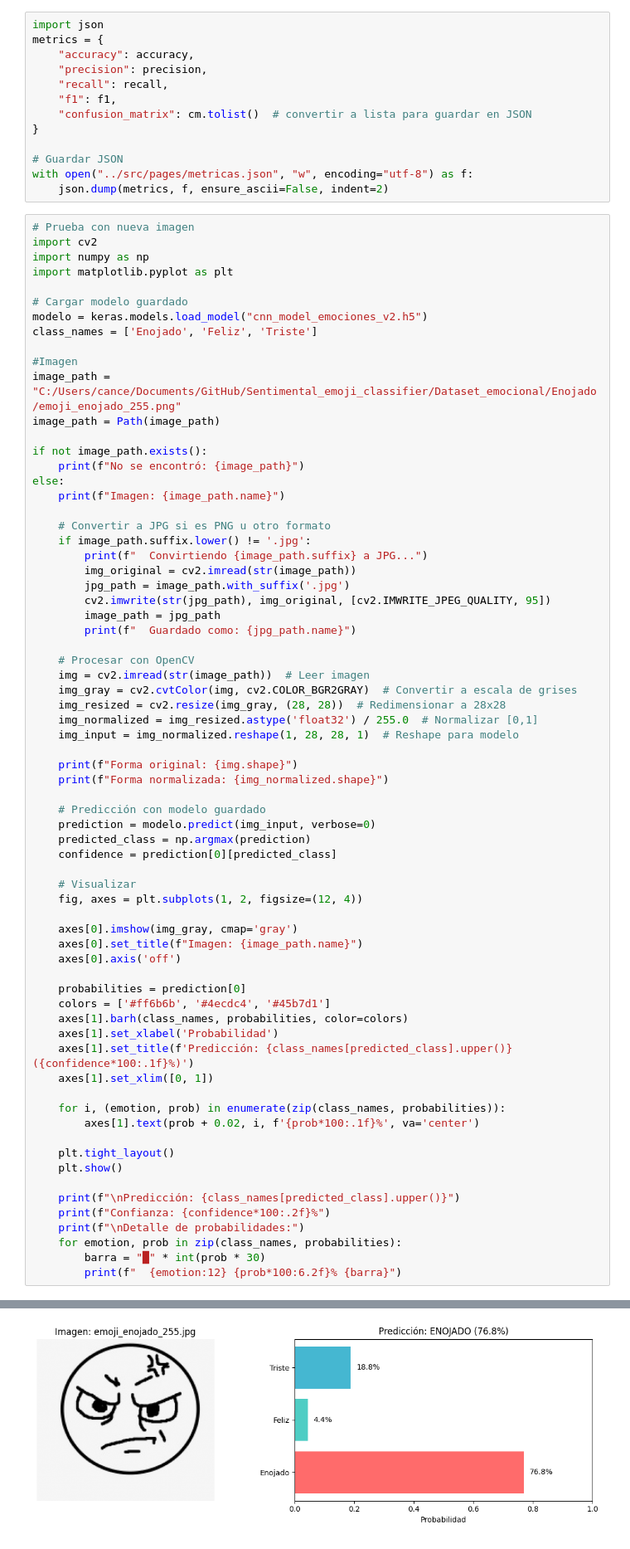
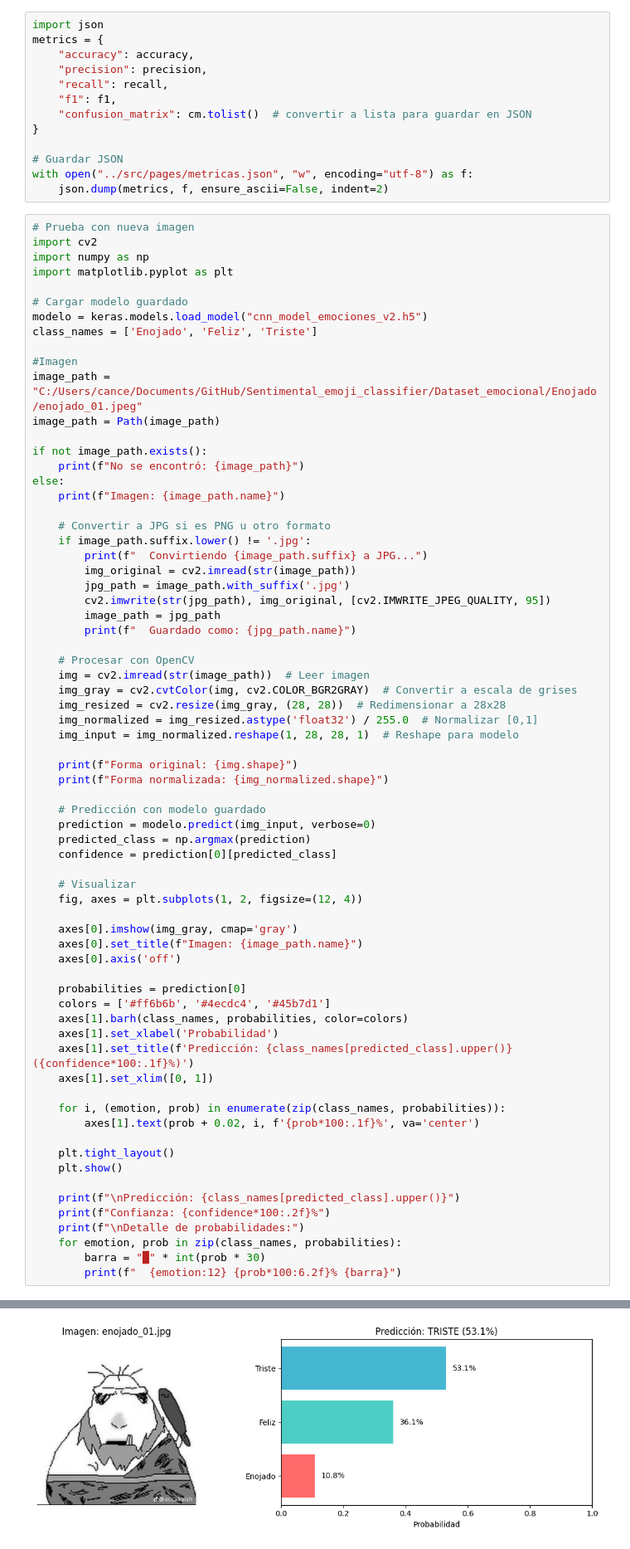
Before and after one commit to Zelxel-zx/Sentimental_emoji_classifier, a Jupyter notebook: modelo B/cnn_from_scratch.ipynb, the cells around one changed output, grey strips where cells are left out. Shown at 83% size. Drawn from its saved outputs; the diff is of its cells as text.

```diff
--- a/modelo B/cnn_from_scratch.ipynb
+++ b/modelo B/cnn_from_scratch.ipynb
@@ -368,7 +364,7 @@ modelo = keras.models.load_model("cnn_model_emociones_v2.h5")
 class_names = ['Enojado', 'Feliz', 'Triste']
 
 #Imagen
-image_path = "C:/Users/cance/Documents/GitHub/Sentimental_emoji_classifier/Dataset_emocional/Enojado/emoji_enojado_255.png"
+image_path = "C:/Users/cance/Documents/GitHub/Sentimental_emoji_classifier/Dataset_emocional/Enojado/enojado_01.jpeg"
 image_path = Path(image_path)
 
 if not image_path.exists():
@@ -435,2 +431,2 @@ Forma original: (177, 194, 3)
 Forma normalizada: (28, 28)
-[figure, old version]
+[figure, new version]
```
Also changed, not shown: parts of 7 cells of this notebook.
